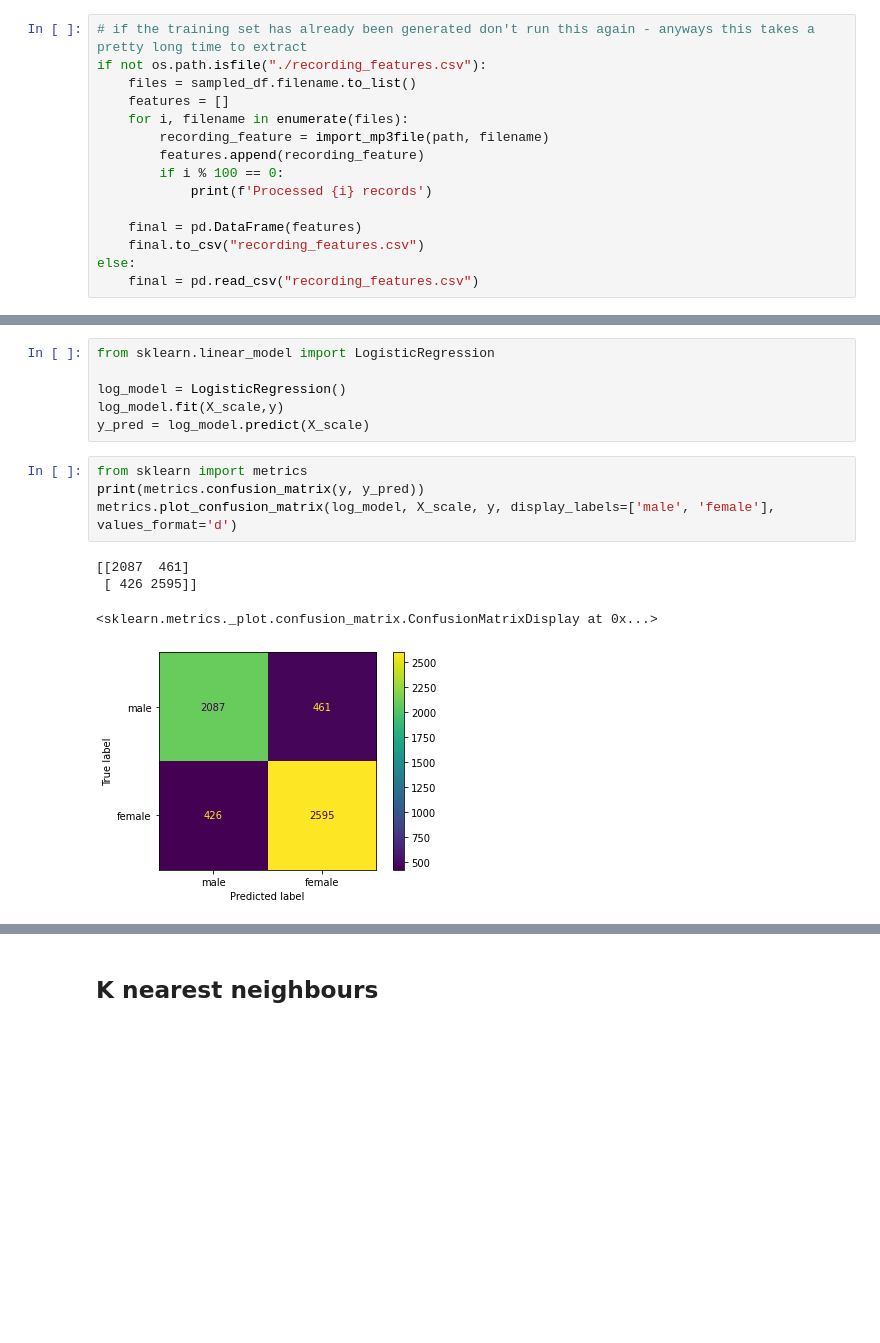
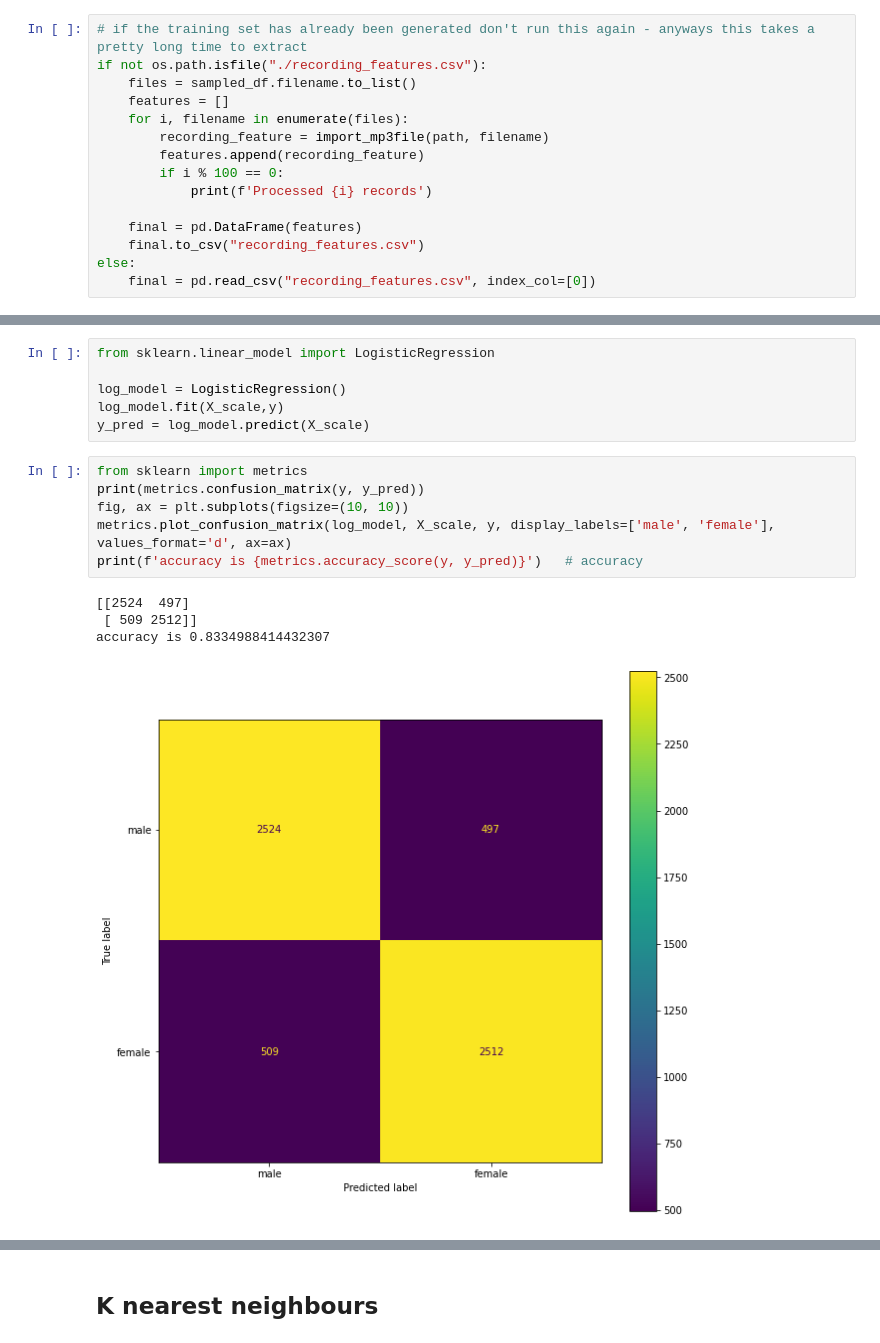
Before and after one commit to Scharlotten/voiceDetection, a Jupyter notebook: preprocess_data.ipynb, the cells around one changed output, grey strips where cells are left out. Cells and saved outputs as stored; diff of their text form; blank space fills up the shorter version.

Commit message:
Added charts about preprocessing - fixed the number of female and males in the output

```diff
--- a/preprocess_data.ipynb
+++ b/preprocess_data.ipynb
@@ -213,7 +211,7 @@ if not os.path.isfile("./recording_features.csv"):
     final = pd.DataFrame(features)
     final.to_csv("recording_features.csv")
 else:
-    final = pd.read_csv("recording_features.csv")
+    final = pd.read_csv("recording_features.csv", index_col=[0])
 # %% [markdown]
 ## Joining the two dataframes and standardizing the data
 # %%
@@ -258,12 +256,14 @@ y_pred = log_model.predict(X_scale)
 # %%
 from sklearn import metrics
 print(metrics.confusion_matrix(y, y_pred))
-metrics.plot_confusion_matrix(log_model, X_scale, y, display_labels=['male', 'female'], values_format='d')
+fig, ax = plt.subplots(figsize=(10, 10))
+metrics.plot_confusion_matrix(log_model, X_scale, y, display_labels=['male', 'female'], values_format='d', ax=ax)
+print(f'accuracy is {metrics.accuracy_score(y, y_pred)}')   # accuracy
 # %% [output]
-[[2087  461]
- [ 426 2595]]
+[[2524  497]
+ [ 509 2512]]
+accuracy is 0.8334988414432307
-<sklearn.metrics._plot.confusion_matrix.ConfusionMatrixDisplay at 0x...>
-[figure, old version]
+[figure, new version]
 # %%
 logistic_accuracy = metrics.accuracy_score(y, y_pred)
 print(metrics.accuracy_score(y, y_pred))   # accuracy
```
Also changed, not shown: parts of 23 cells of this notebook, 2 other files.
